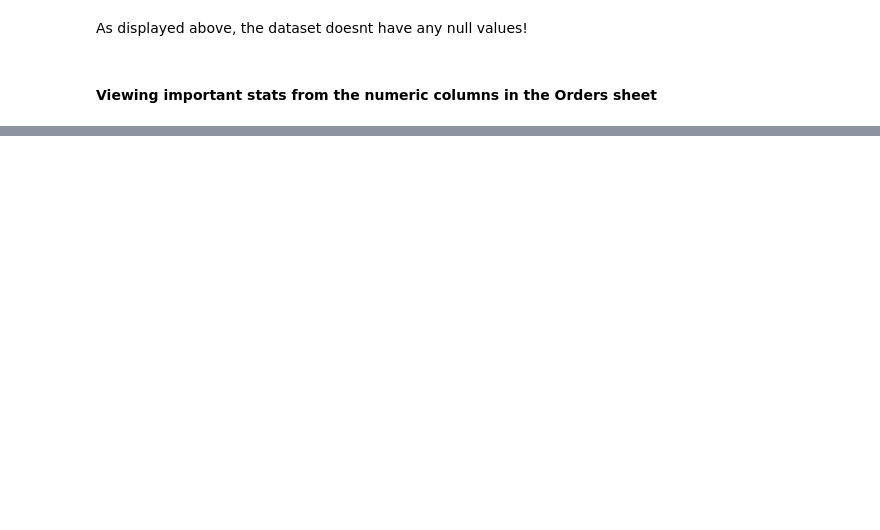
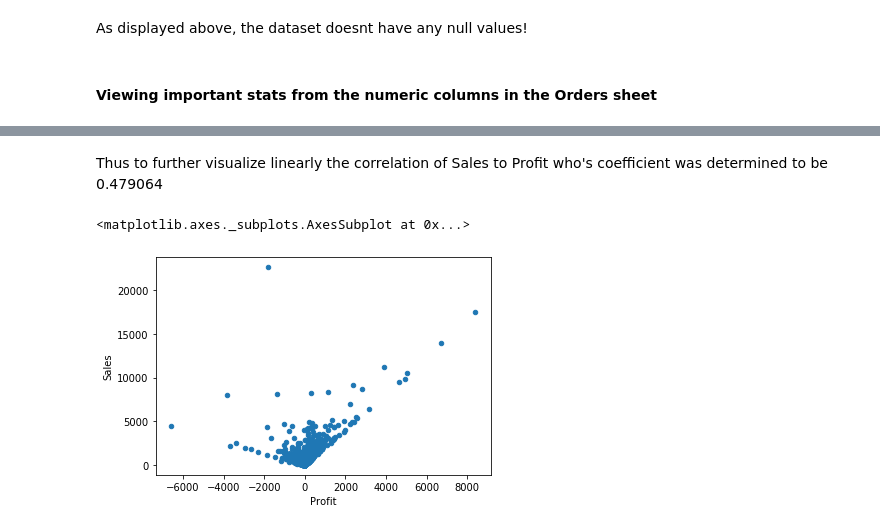
Before and after one commit to momills/elu_notebooks, a Jupyter notebook: M3/M3_W4_Michael_O_Mills.ipynb, the cells around one changed output, grey strips where cells are left out. Saved outputs shown, nothing was run; the diff lists cells and outputs as text; code cells hidden in the pictures; blank space fills up the shorter version.

```diff
--- a/M3/M3_W4_Michael_O_Mills.ipynb
+++ b/M3/M3_W4_Michael_O_Mills.ipynb
@@ -127,0 +156,7 @@ figsize=(8, 6)).legend(loc='lower left')
+# %% [markdown]
+Thus to further visualize linearly the correlation of Sales to Profit who's coefficient was determined to be 0.479064
+# %%
+df.plot(kind='scatter', x='Profit', y='Sales')
+# %% [output]
+<matplotlib.axes._subplots.AxesSubplot at 0x...>
+[figure, added]
```
Also changed, not shown: parts of 29 cells of this notebook, 1 other file.
